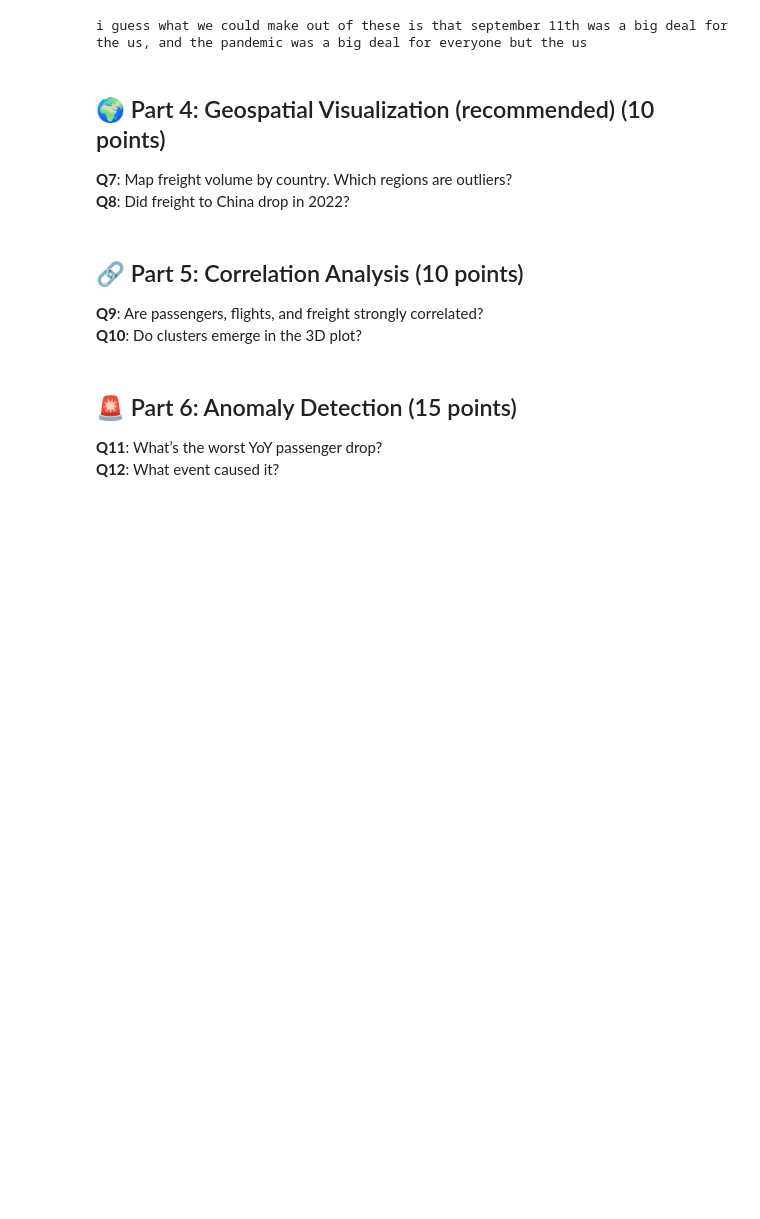
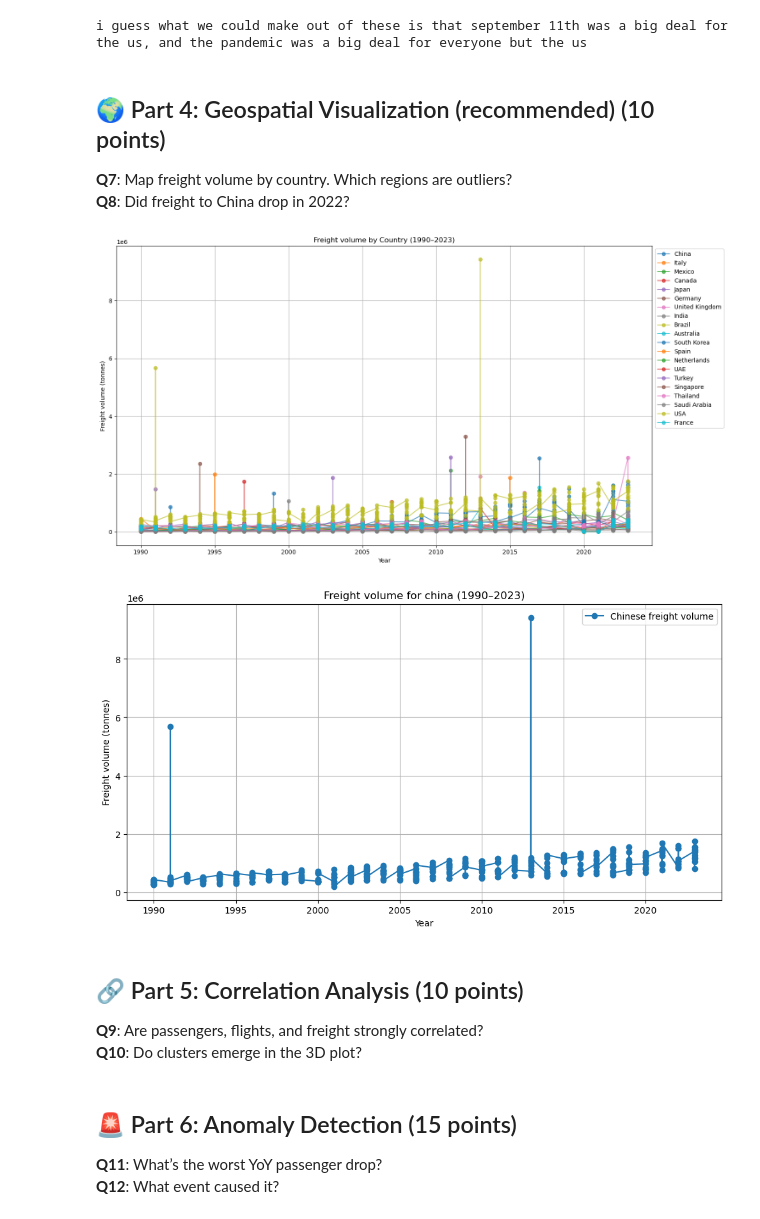
Before and after one commit to WRH-05/RobAI2, a Jupyter notebook: challenges/code/challenge-robai-1.ipynb, the cells around one changed output. Saved outputs shown, nothing was run; the diff lists cells and outputs as text; code cells hidden in the pictures; blank space fills up the shorter version.

```diff
--- a/challenges/code/challenge-robai-1.ipynb
+++ b/challenges/code/challenge-robai-1.ipynb
@@ -202,6 +205,32 @@ i guess what we could make out of these is that september 11th was a big deal fo
 ## 🌍 Part 4: Geospatial Visualization (recommended) (10 points)
  **Q7**: Map freight volume by country. Which regions are outliers?
  **Q8**: Did freight to China drop in 2022?
+# %%
+plt.figure(figsize=(15, 8))
+for country in a['Country'].unique():
+    country_data = a[a['Country'] == country]
+    plt.plot(country_data['Year'], country_data['Freight'], label=country, marker='o', alpha=0.7)
+
+plt.title('Freight volume by Country (1990–2023)')
+plt.xlabel('Year')
+plt.ylabel('Freight volume (tonnes)')
+plt.legend(loc='upper left', bbox_to_anchor=(1, 1))
+plt.grid(True)
+plt.tight_layout()
+plt.show()
+
+China_data = a[a['Country'] == 'China']
+plt.figure(figsize=(12, 6))
+plt.plot(usa_data['Year'], usa_data['Freight'], label='Chinese freight volume', marker='o')
+plt.title('Freight volume for china (1990–2023)')
+plt.xlabel('Year')
+plt.ylabel('Freight volume (tonnes)')
+plt.legend()
+plt.grid(True)
+plt.show()
+# %% [output]
+[figure, added]
+[figure, added]
 # %% [markdown]
 ## 🔗 Part 5: Correlation Analysis (10 points)
  **Q9**: Are passengers, flights, and freight strongly correlated?
```
Also changed, not shown: parts of 1 cell of this notebook.
